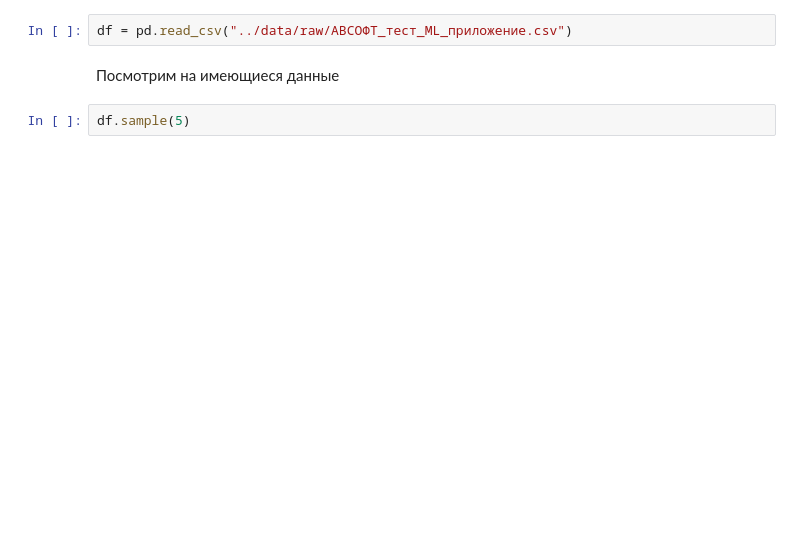
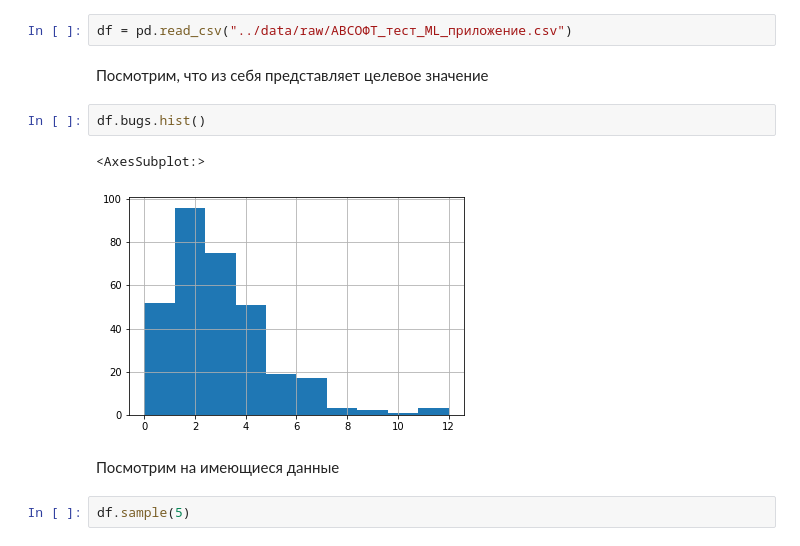
Before and after one commit to igorobed/av-test-task, a Jupyter notebook: notebooks/data_exploration.ipynb, the cells around one changed output. Saved outputs shown, nothing was run; the diff lists cells and outputs as text; blank space fills up the shorter version.

```diff
--- a/notebooks/data_exploration.ipynb
+++ b/notebooks/data_exploration.ipynb
@@ -18,5 +11,12 @@ import src.data_utils as d_u
 # %%
 df = pd.read_csv("../data/raw/АВСОФТ_тест_ML_приложение.csv")
+# %% [markdown]
+Посмотрим, что из себя представляет целевое значение
+# %%
+df.bugs.hist()
+# %% [output]
+<AxesSubplot:>
+[figure, added]
 # %% [markdown]
 Посмотрим на имеющиеся данные
 # %%
```
Also changed, not shown: parts of 4 cells of this notebook.
